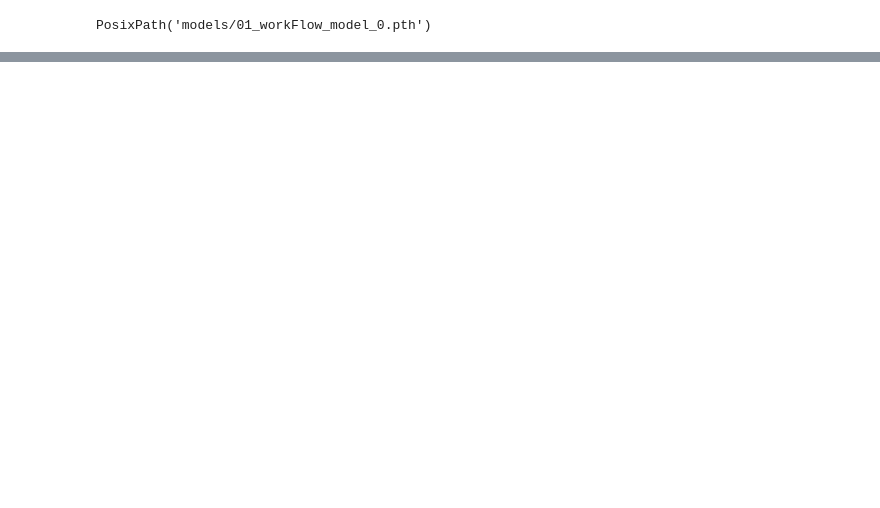
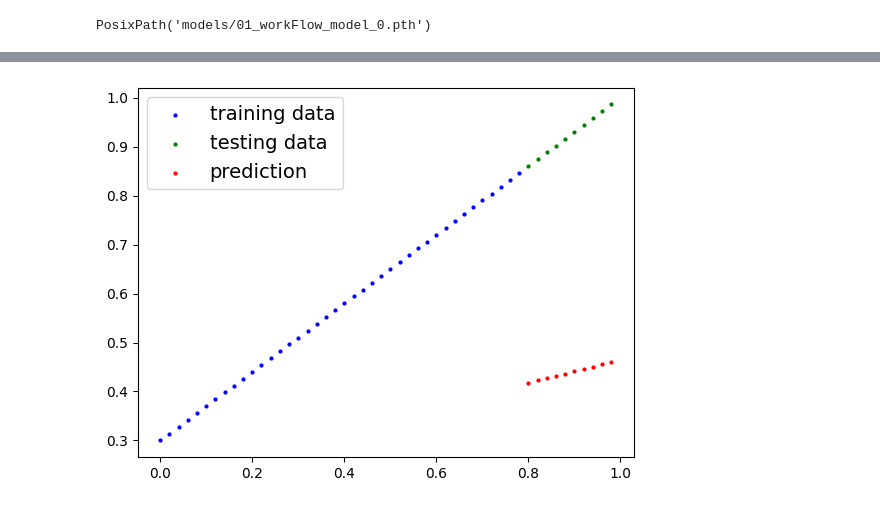
Before and after one commit to CaptJack05/ML, a Jupyter notebook: __01__pytorch_workflow.ipynb, the cells around one changed output, grey strips where cells are left out. Saved outputs shown, nothing was run; the diff lists cells and outputs as text; code cells hidden in the pictures; blank space fills up the shorter version.

```diff
--- a/__01__pytorch_workflow.ipynb
+++ b/__01__pytorch_workflow.ipynb
@@ -402,0 +597,7 @@ PosixPath('models/01_workFlow_model_0.pth')
+# %%
+with torch.inference_mode():
+  revised_prediction = revised_model(x_test)
+# %%
+ploting_function(x_train, y_train, x_test, y_test, revised_prediction)
+# %% [output]
+[figure, added]
```
Also changed, not shown: parts of 38 cells of this notebook.
